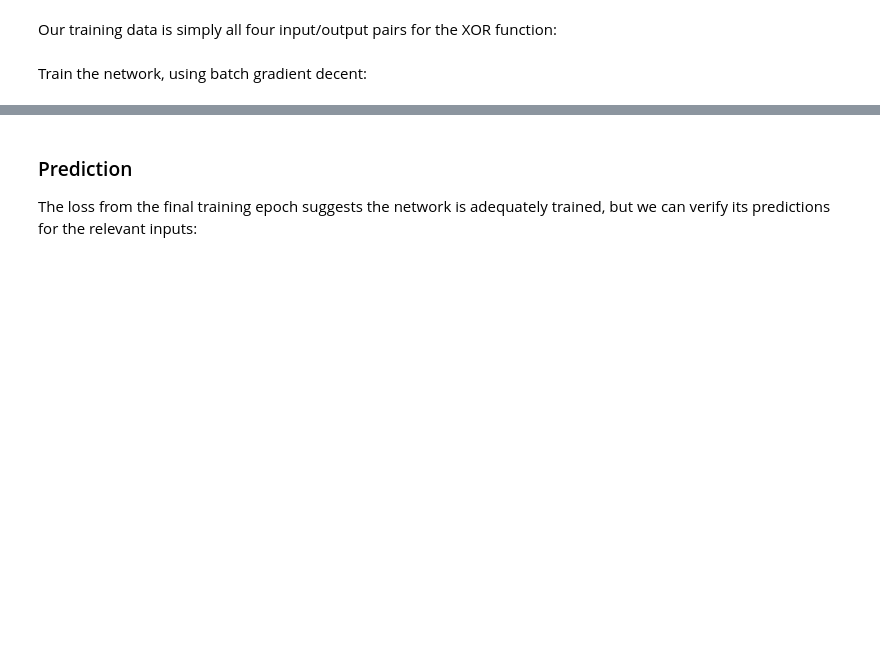
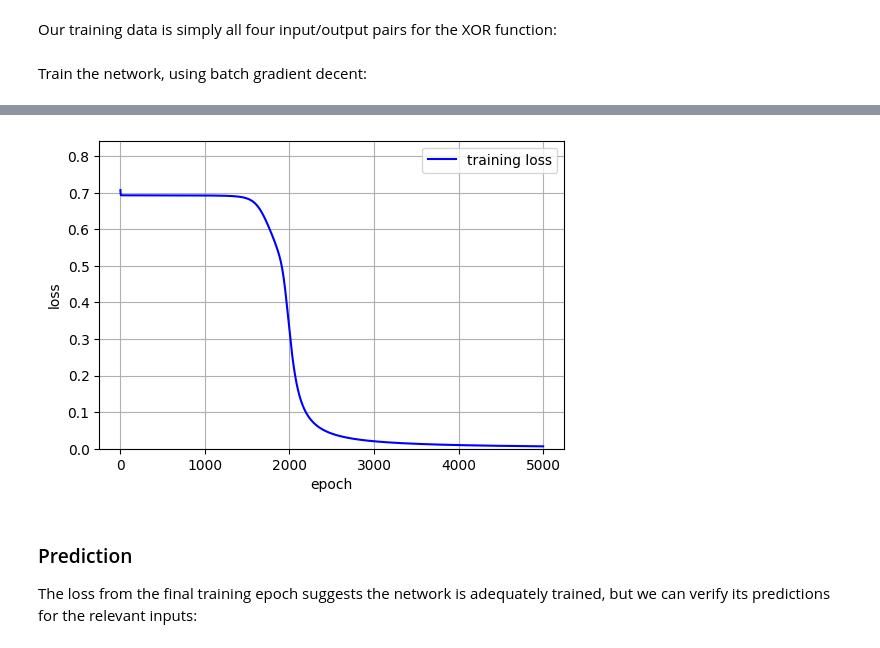
Before and after one commit to jeremy-dolan/neural-net-from-scratch, a Jupyter notebook: xor-and-linear-separability.ipynb, the cells around one changed output, grey strips where cells are left out. Cells and saved outputs as stored; diff of their text form; code cells hidden in the pictures; blank space fills up the shorter version.

Commit message:
graph training loss

```diff
--- a/xor-and-linear-separability.ipynb
+++ b/xor-and-linear-separability.ipynb
@@ -138,6 +138,7 @@ xor_training = [
 Train the network, using batch gradient decent:
 # %%
 # high learning rate helps get us off initial plateau, not so high as to overshoot
-xor_net.train(training_data=xor_training, epochs=5_000, learning_rate=1.75, epoch_progress_every=1000)
+training_loss = xor_net.train(training_data=xor_training, epochs=5_000, learning_rate=0.5, epoch_progress_every=1000)
 xor_net.show_params()
+plots.xor.plot_training_loss(training_loss)
 # %% [output]
@@ -153,3 +154,4 @@ layer 2, node 1, node.weights=[-13.713143709298807, 14.179080237272379] node.bia
+[figure, added]
 # %% [markdown]
 ### Prediction
 
```
Also changed, not shown: parts of 10 cells of this notebook, 1 other file.
